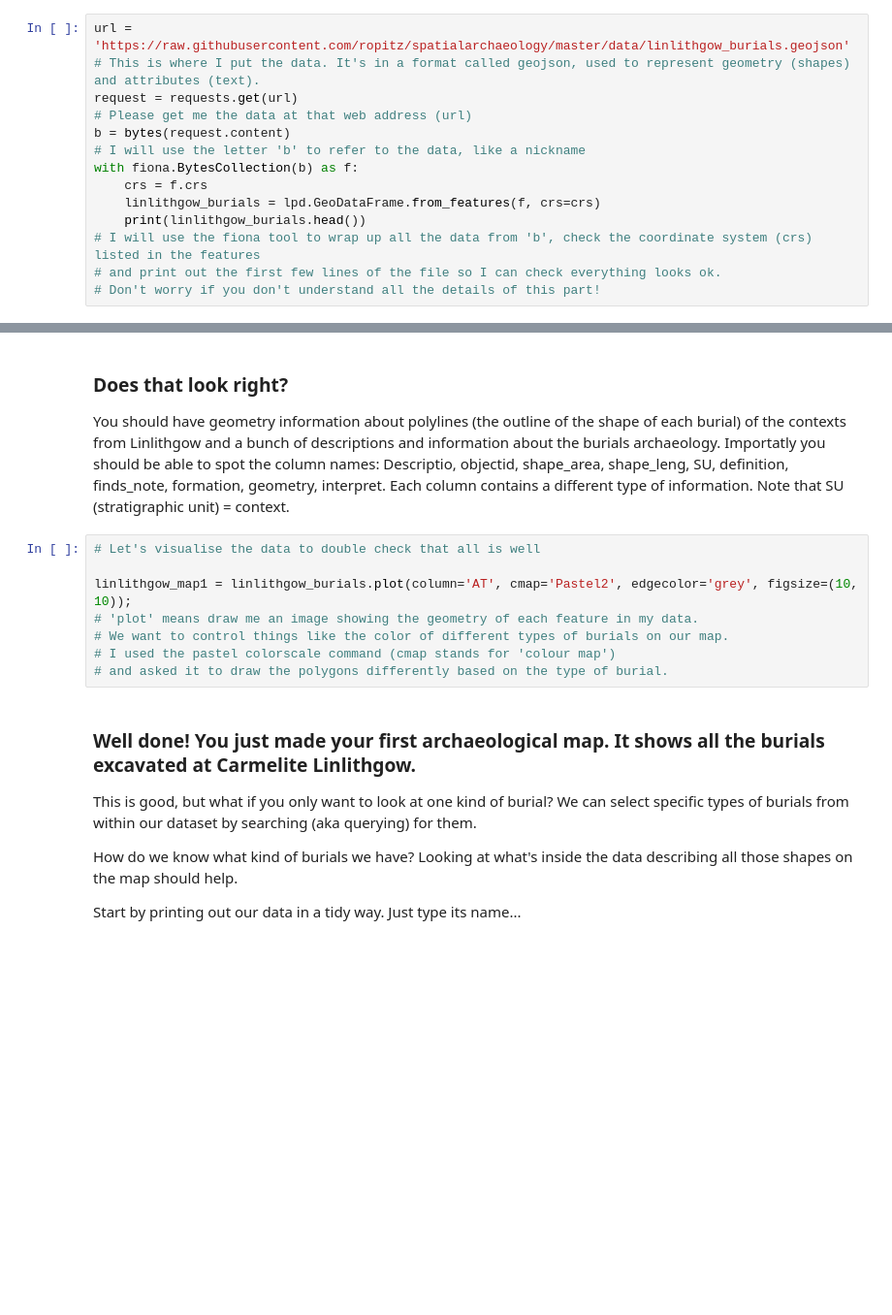
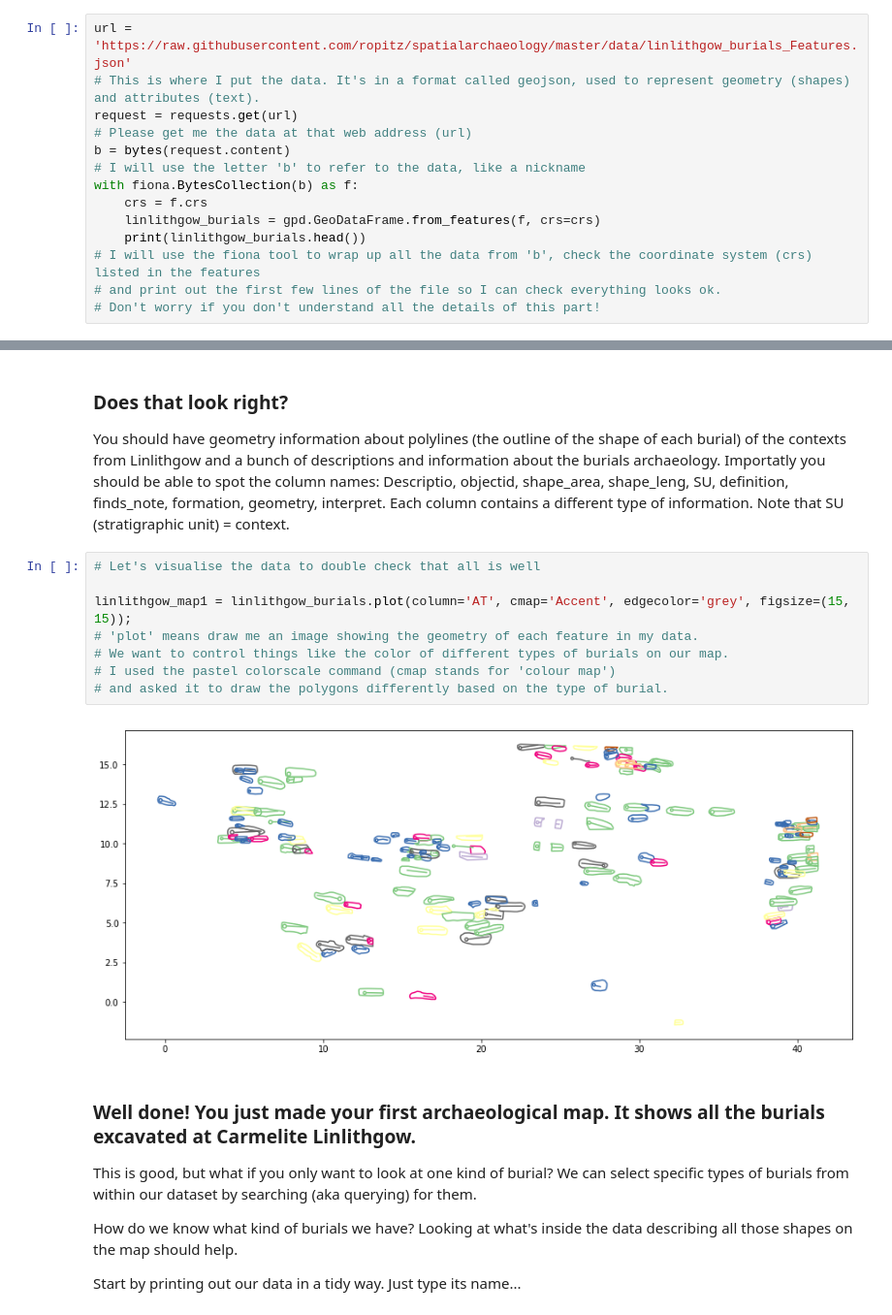
Before and after one commit to ropitz/spatialarchaeology, a Jupyter notebook: linlithgow_spatial.ipynb, the cells around one changed output, grey strips where cells are left out. Shown at 97% size. Saved outputs shown, nothing was run; the diff lists cells and outputs as text; blank space fills up the shorter version.

```diff
--- a/linlithgow_spatial.ipynb
+++ b/linlithgow_spatial.ipynb
@@ -44,7 +44,7 @@ import bokeh
 # %% [markdown]
 ### Now that we have the basic tools loaded up we need some data. This data is from the Linlithgow Carmetlite Monastery Cemetery excavations, and can be downloaded from the ADS.
 # %%
-url = 'https://raw.githubusercontent.com/ropitz/spatialarchaeology/master/data/linlithgow_burials.geojson'
+url = 'https://raw.githubusercontent.com/ropitz/spatialarchaeology/master/data/linlithgow_burials_Features.json'
 # This is where I put the data. It's in a format called geojson, used to represent geometry (shapes) and attributes (text).
 request = requests.get(url)
 # Please get me the data at that web address (url)
@@ -52,7 +52,7 @@ b = bytes(request.content)
 # I will use the letter 'b' to refer to the data, like a nickname
 with fiona.BytesCollection(b) as f:
     crs = f.crs
-    linlithgow_burials = lpd.GeoDataFrame.from_features(f, crs=crs)
+    linlithgow_burials = gpd.GeoDataFrame.from_features(f, crs=crs)
     print(linlithgow_burials.head())
 # I will use the fiona tool to wrap up all the data from 'b', check the coordinate system (crs) listed in the features
 # and print out the first few lines of the file so I can check everything looks ok.
@@ -64,11 +78,13 @@ You should have geometry information about polylines (the outline of the shape o
 # %%
 # Let's visualise the data to double check that all is well
 
-linlithgow_map1 = linlithgow_burials.plot(column='AT', cmap='Pastel2', edgecolor='grey', figsize=(10, 10));
+linlithgow_map1 = linlithgow_burials.plot(column='AT', cmap='Accent', edgecolor='grey', figsize=(15, 15));
 # 'plot' means draw me an image showing the geometry of each feature in my data.
 # We want to control things like the color of different types of burials on our map.
 # I used the pastel colorscale command (cmap stands for 'colour map')
 # and asked it to draw the polygons differently based on the type of burial.
+# %% [output]
+[figure, added]
 # %% [markdown]
 ### Well done! You just made your first archaeological map. It shows all the  burials excavated at Carmelite Linlithgow.
 
```
Also changed, not shown: parts of 20 cells of this notebook.
